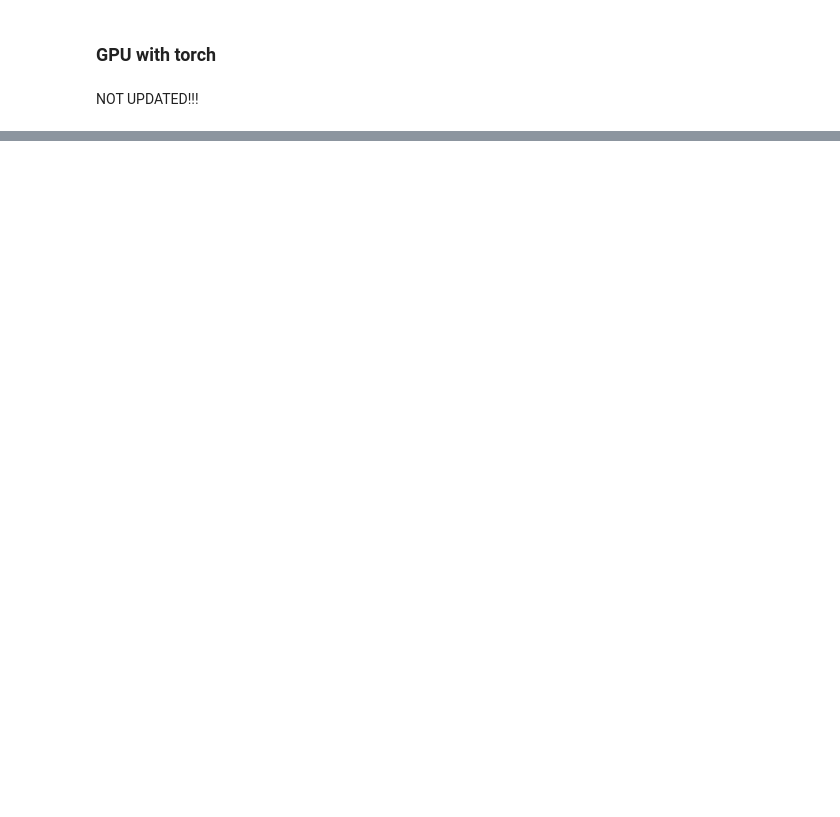
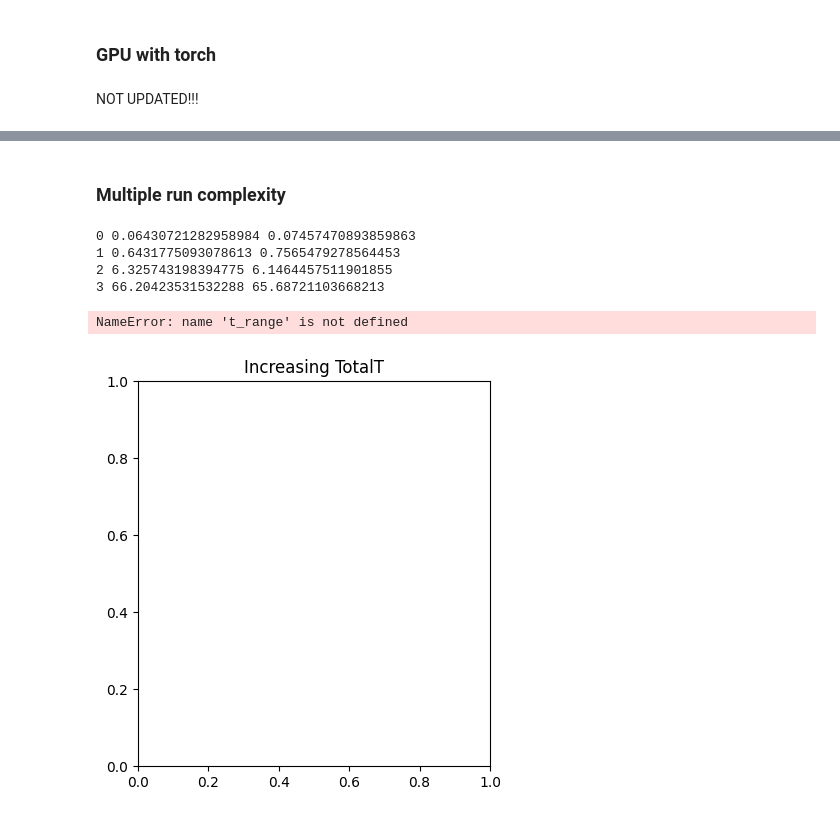
Before and after one commit to jacopocarotenuto/SBI_RedBloodCells, a Jupyter notebook: Jacopo's Experiments/computing.ipynb, the cells around one changed output, grey strips where cells are left out. Drawn from its saved outputs; the diff is of its cells as text; code cells hidden in the pictures; blank space fills up the shorter version.

Commit message:
complexity analysis

```diff
--- a/Jacopo's Experiments/computing.ipynb
+++ b/Jacopo's Experiments/computing.ipynb
@@ -313,0 +326,3 @@ x, y, f = run_simul_torch(N=2, T=100)
+# %%
+%%time
+x_trace, state = Simulator_noGPU(dt, DeltaT, TotalT, n_sim, theta)
@@ -313,0 +334,4 @@ x, y, f = run_simul_torch(N=2, T=100)
+# %%
+n = np.logspace(2, 8, num=5, base=10, dtype=int)
+times_n_sim = []
+times_totalT = []
@@ -313,0 +354,71 @@ x, y, f = run_simul_torch(N=2, T=100)
+# %%
+# Complexity on totalT
+n_sim = 100
+theta = [np.ones((n_sim,1)), np.ones((n_sim,1)), np.ones((n_sim,1)), np.ones((n_sim,1)), np.ones((n_sim,1)),np.ones((n_sim,1)), np.ones((n_sim,1)), np.ones((n_sim,1)), np.ones((n_sim,1))]
+
+for i in n:
+    totalT = i
+
+    start = time.time()
+    x_trace, state = Simulator_noGPU(dt, DeltaT, TotalT, n_sim, theta)
+    stop = time.time()
+
+    print(i, stop - start)
+    times_n_sim.append(stop - start)
+# %% [markdown]
+### Multiple run complexity
+# %%
+t_range = [100, 1000, 10000, 100000, 1000000]
+rep = 5
+times_dir = []
+times_markov = []
+
+for t in range(len(t_range)):
+    TotalT = t_range[t]
+    x_trace_total = np.zeros((n_sim, TotalT*rep))
+
+    start = time.time()
+    for c in range(rep):
+      x_trace, state = Simulator_noGPU(dt, DeltaT, TotalT, n_sim, theta, i_state=state)
+      x_trace_total[:, c*TotalT:(c+1)*TotalT] = x_trace
+    stop = time.time()
+    times_markov.append(stop - start)
+
+    start = time.time()
+    x_trace, state = Simulator_noGPU(dt, DeltaT, TotalT*rep, n_sim, theta, i_state=state)
+    stop = time.time()
+    times_dir.append(stop - start)
+
+    print(t, times_dir[t], times_markov[t])
+# %% [output]
+0 0.06430721282958984 0.07457470893859863
+1 0.6431775093078613 0.7565479278564453
+2 6.325743198394775 6.1464457511901855
+3 66.20423531532288 65.68721103668213
+# %%
+plt.figure(figsize=(10, 5))
+
+plt.subplot(121)
+plt.title("Increasing TotalT")
+plt.scatter(t_range, times_dir, label='Direct')
+plt.scatter(t_range, times_markov, label='Markov')
+plt.xlabel('TotalT')
+plt.ylabel('Time (s)')
+plt.legend()
+plt.xscale('log')
+plt.yscale('log')
+
+plt.subplot(122)
+plt.title("Increasing complexity)")
+plt.scatter(n, times_n_sim, label="n_sim")
+plt.scatter(n, times_totalT, label="TotalT")
+plt.xlabel('complexity')
+plt.ylabel('Time (s)')
+plt.legend()
+plt.xscale('log')
+plt.yscale('log')
+
+plt.show();
+# %% [output]
+NameError: name 't_range' is not defined
+[figure, added]
```
Also changed, not shown: parts of 9 cells of this notebook.
